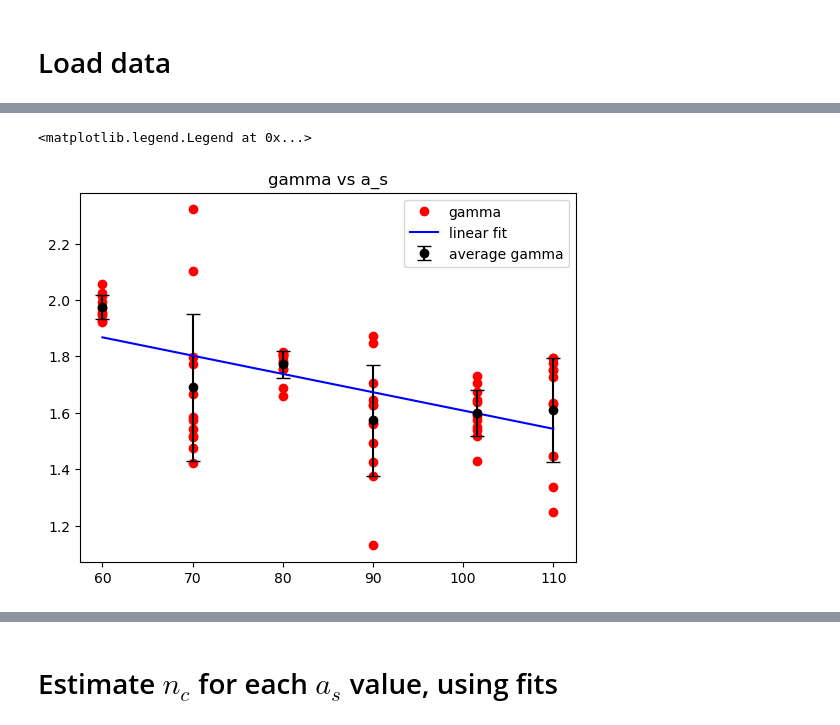
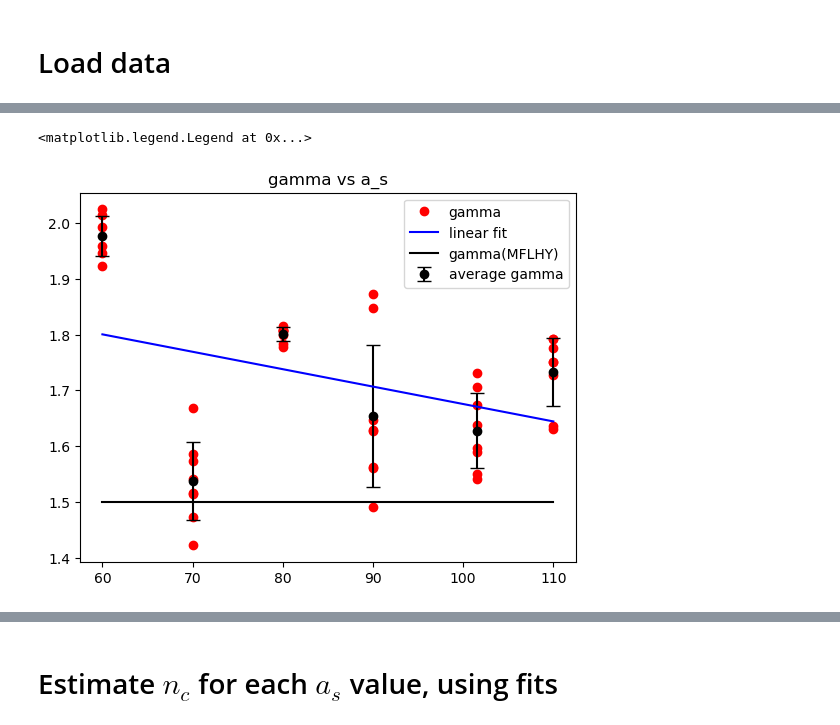
Before and after one commit to viktorcikojevic/dipolar-droplets, a Jupyter notebook: beta-gamma-fit-vs-a_s.ipynb, the cells around one changed output, grey strips where cells are left out. Cells and saved outputs as stored; diff of their text form; code cells hidden in the pictures.

```diff
--- a/beta-gamma-fit-vs-a_s.ipynb
+++ b/beta-gamma-fit-vs-a_s.ipynb
@@ -25,8 +25,8 @@ alpha_opt = data[:,5]
 beta = data[:,6]
 gamma = data[:,7]
 
-# Take only the data where rho_min_x is smaller than 0.8, and rho_max_x is larger than 2.0
-indices = np.where((rho_min_x < 0.8) & (rho_min_x > 0.4) & (rho_max_x > 1.5) & (rho_max_x < 2.5))
+# Take only the data where rho_min_x is smaller than 0.7, and rho_max_x is larger than 2.0
+indices = np.where((rho_min_x < 0.7) & (rho_min_x > 0.4) & (rho_max_x > 1.5) & (rho_max_x < 2.5))
 a_s = a_s[indices]
 n_c_best_possible_fit = n_c_best_possible_fit[indices]
 rho_min_x = rho_min_x[indices]
@@ -85,22 +91,27 @@ plt.legend(loc='best')
 # %%
 # Plot gamma vs a_s
 plt.plot(a_s, gamma, 'o', label='gamma', color='red')
 # On the same plot, plot the error bar for each a_s
 a_s_unique = np.unique(a_s)
 average = np.zeros(len(a_s_unique))
 std = np.zeros(len(a_s_unique))
 for i in range(len(a_s_unique)):
     average[i] = np.average(gamma[a_s==a_s_unique[i]])
     std[i] = np.std(gamma[a_s==a_s_unique[i]])
 # plot the error bar for each a_s, with larger error bars for a_s with less data points
 plt.errorbar(a_s_unique, average, yerr=std, fmt='o', label='average gamma', capsize=5, color='black')
 # Make a linear fit of the average gamma vs a_s
 def func_gamma(x, a, b):
     return a*x + b
 popt_gamma, pcov = curve_fit(func_gamma, a_s_unique, average)
 plt.plot(a_s_unique, func_gamma(a_s_unique, *popt_gamma), label='linear fit', color='blue')
+
+
+plt.plot(a_s_unique,[1.5]*len(a_s_unique), label='gamma(MFLHY)', color='black')
+
+
 plt.title("gamma vs a_s")
 plt.legend(loc='best')
 # %% [output]
 <matplotlib.legend.Legend at 0x...>
-[figure, old version]
+[figure, new version]
```
Also changed, not shown: parts of 5 cells of this notebook, 4 other files.
